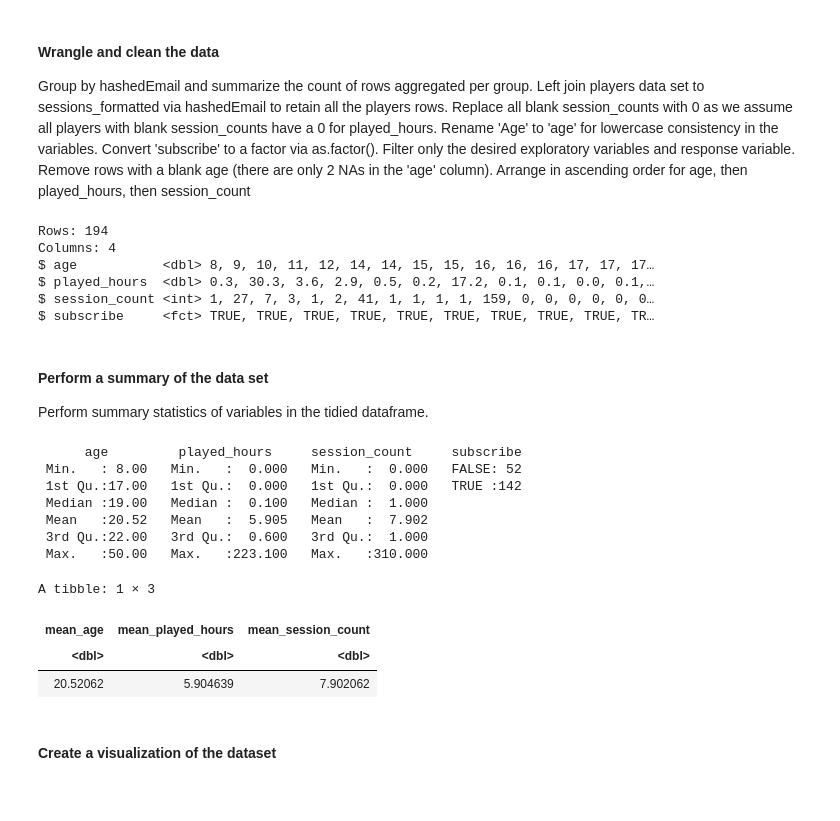
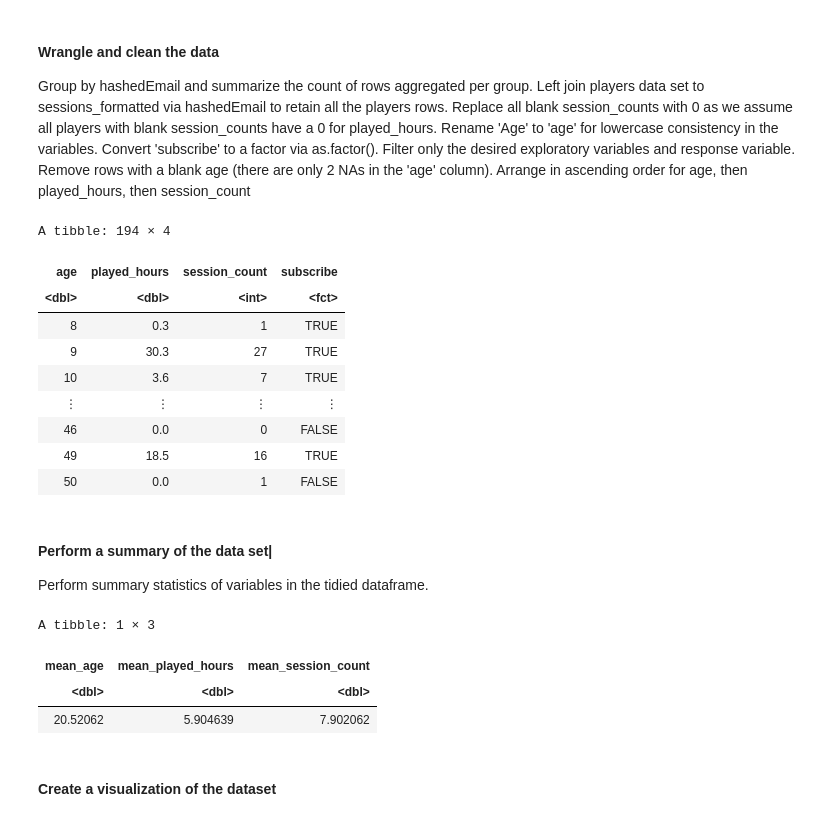
Before and after one commit to jane-wang-42/dsci100-project-group10, a Jupyter notebook: dsci100-project-group10.ipynb, the cells around one changed output. Saved outputs shown, nothing was run; the diff lists cells and outputs as text; code cells hidden in the pictures.

```diff
--- a/dsci100-project-group10.ipynb
+++ b/dsci100-project-group10.ipynb
@@ -78,29 +78,31 @@ Group by hashedEmail and summarize the count of rows aggregated per group. Left
 # %%
 sessions_formatted <- group_by(sessions, hashedEmail) |>
     summarize(session_count = n())
 
 players_tidy <- left_join(players, sessions_formatted, by = "hashedEmail") |>
     mutate(session_count = replace_na(session_count, 0)) |>
     rename(age = Age) |>
     mutate(subscribe = as.factor(subscribe)) |>
     select(age, played_hours, session_count, subscribe) |>
     filter(!is.na(age)) |>
     arrange(age, played_hours, session_count)
 
-glimpse(players_tidy)
+players_tidy
 # %% [output]
-Rows: 194
-Columns: 4
-$ age           <dbl> 8, 9, 10, 11, 12, 14, 14, 15, 15, 16, 16, 16, 17, 17, 17…
-$ played_hours  <dbl> 0.3, 30.3, 3.6, 2.9, 0.5, 0.2, 17.2, 0.1, 0.1, 0.0, 0.1,…
-$ session_count <int> 1, 27, 7, 3, 1, 2, 41, 1, 1, 1, 1, 159, 0, 0, 0, 0, 0, 0…
-$ subscribe     <fct> TRUE, TRUE, TRUE, TRUE, TRUE, TRUE, TRUE, TRUE, TRUE, TR…
+A tibble: 194 × 4
+| age | played_hours | session_count | subscribe |
+| <dbl> | <dbl> | <int> | <fct> |
+| 8 | 0.3 | 1 | TRUE |
+| 9 | 30.3 | 27 | TRUE |
+| 10 | 3.6 | 7 | TRUE |
+| ⋮ | ⋮ | ⋮ | ⋮ |
+| 46 | 0.0 | 0 | FALSE |
+| 49 | 18.5 | 16 | TRUE |
+| 50 | 0.0 | 1 | FALSE |
 # %% [markdown]
-#### Perform a summary of the data set
+#### Perform a summary of the data set|
 Perform summary statistics of variables in the tidied dataframe.
 # %%
-summary(players_tidy)
-
 players_means <- players_tidy |>
     summarize(
         mean_age = mean(age, na.rm = TRUE),
@@ -109,14 +111,7 @@ players_means <- players_tidy |>
 
 players_means
 # %% [output]
-      age         played_hours     session_count     subscribe
- Min.   : 8.00   Min.   :  0.000   Min.   :  0.000   FALSE: 52
- 1st Qu.:17.00   1st Qu.:  0.000   1st Qu.:  0.000   TRUE :142
- Median :19.00   Median :  0.100   Median :  1.000
- Mean   :20.52   Mean   :  5.905   Mean   :  7.902
- 3rd Qu.:22.00   3rd Qu.:  0.600   3rd Qu.:  1.000
- Max.   :50.00   Max.   :223.100   Max.   :310.000
+A tibble: 1 × 3
-A tibble: 1 × 3
 | mean_age | mean_played_hours | mean_session_count |
 | <dbl> | <dbl> | <dbl> |
 | 20.52062 | 5.904639 | 7.902062 |
```
